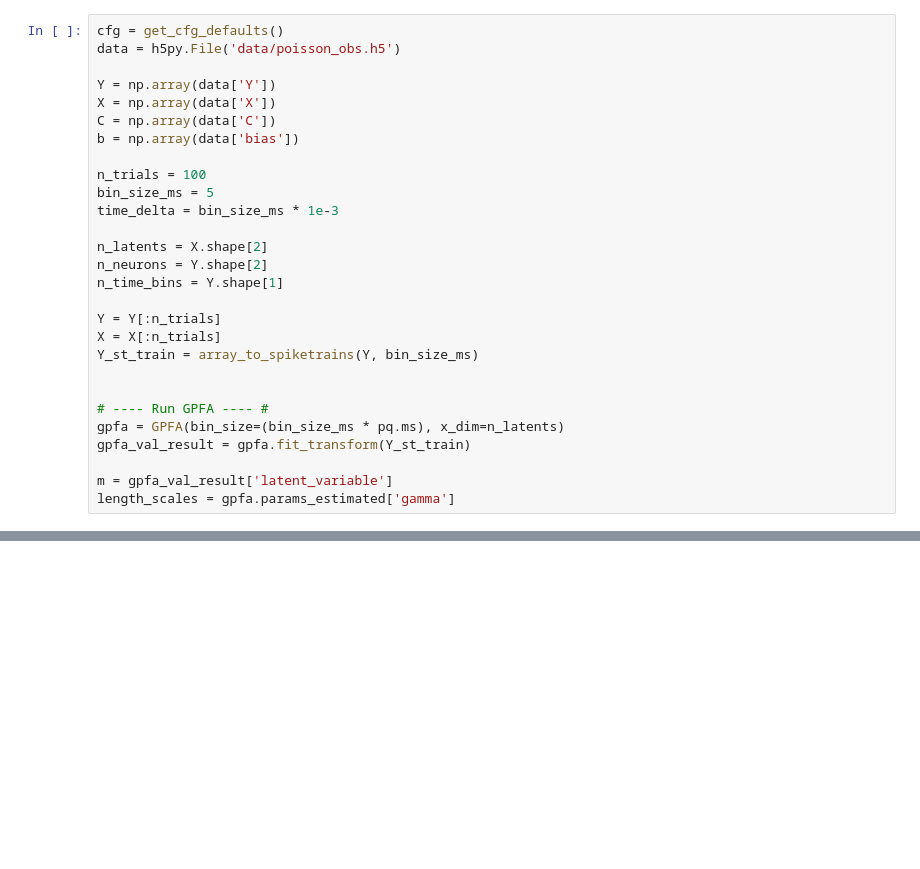
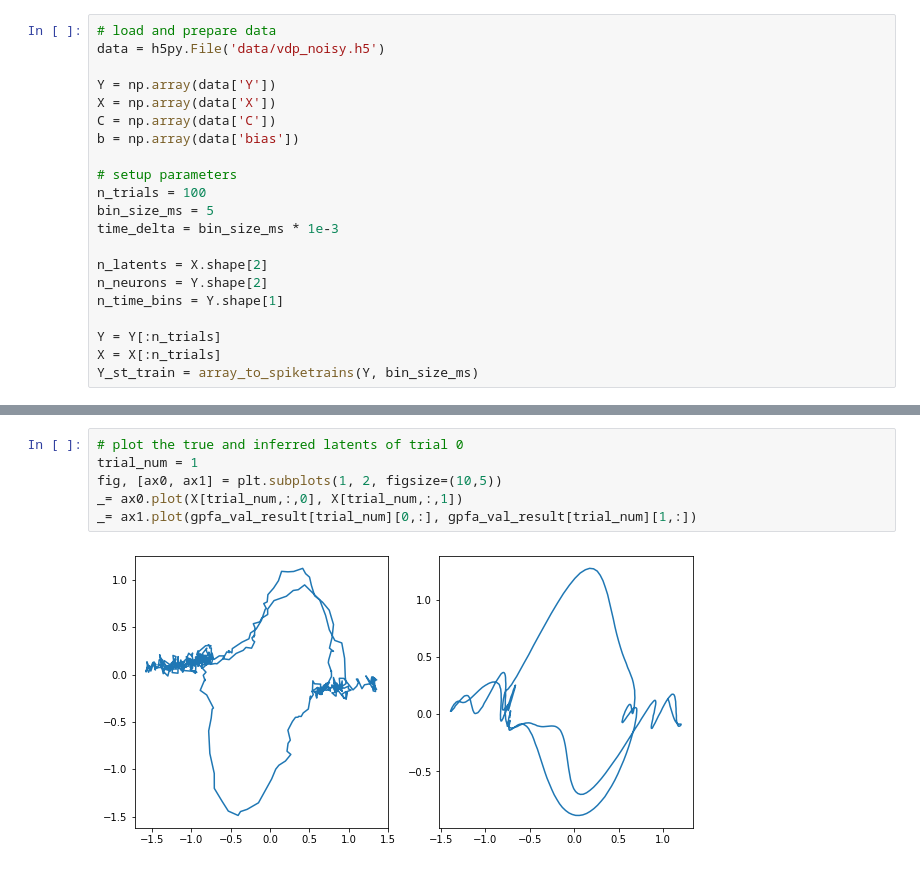
Before and after one commit to catniplab/latent_dynamics_workshop, a Jupyter notebook: vanderpol/GPFA.ipynb, the cells around one changed output, grey strips where cells are left out. Saved outputs shown, nothing was run; the diff lists cells and outputs as text; blank space fills up the shorter version.

Commit message:
GPFA updates for vdp

```diff
--- a/vanderpol/GPFA.ipynb
+++ b/vanderpol/GPFA.ipynb
@@ -27,14 +25,15 @@ def array_to_spiketrains(array, bin_size):
         stList.append(trialList)
     return stList
 # %%
-cfg = get_cfg_defaults()
-data = h5py.File('data/poisson_obs.h5')
+# load and prepare data
+data = h5py.File('data/vdp_noisy.h5')
 
 Y = np.array(data['Y'])
 X = np.array(data['X'])
 C = np.array(data['C'])
 b = np.array(data['bias'])
 
+# setup parameters
 n_trials = 100
 bin_size_ms = 5
 time_delta = bin_size_ms * 1e-3
@@ -46,11 +45,3 @@ n_time_bins = Y.shape[1]
 Y = Y[:n_trials]
 X = X[:n_trials]
 Y_st_train = array_to_spiketrains(Y, bin_size_ms)
-
-
-# ---- Run GPFA ---- #
-gpfa = GPFA(bin_size=(bin_size_ms * pq.ms), x_dim=n_latents)
-gpfa_val_result = gpfa.fit_transform(Y_st_train)
-
-m = gpfa_val_result['latent_variable']
-length_scales = gpfa.params_estimated['gamma']
@@ -56,0 +59,8 @@ length_scales = gpfa.params_estimated['gamma']
+# %%
+# plot the true and inferred latents of trial 0
+trial_num = 1
+fig, [ax0, ax1] = plt.subplots(1, 2, figsize=(10,5))
+_= ax0.plot(X[trial_num,:,0], X[trial_num,:,1])
+_= ax1.plot(gpfa_val_result[trial_num][0,:], gpfa_val_result[trial_num][1,:])
+# %% [output]
+[figure, added]
```
Also changed, not shown: parts of 3 cells of this notebook.
